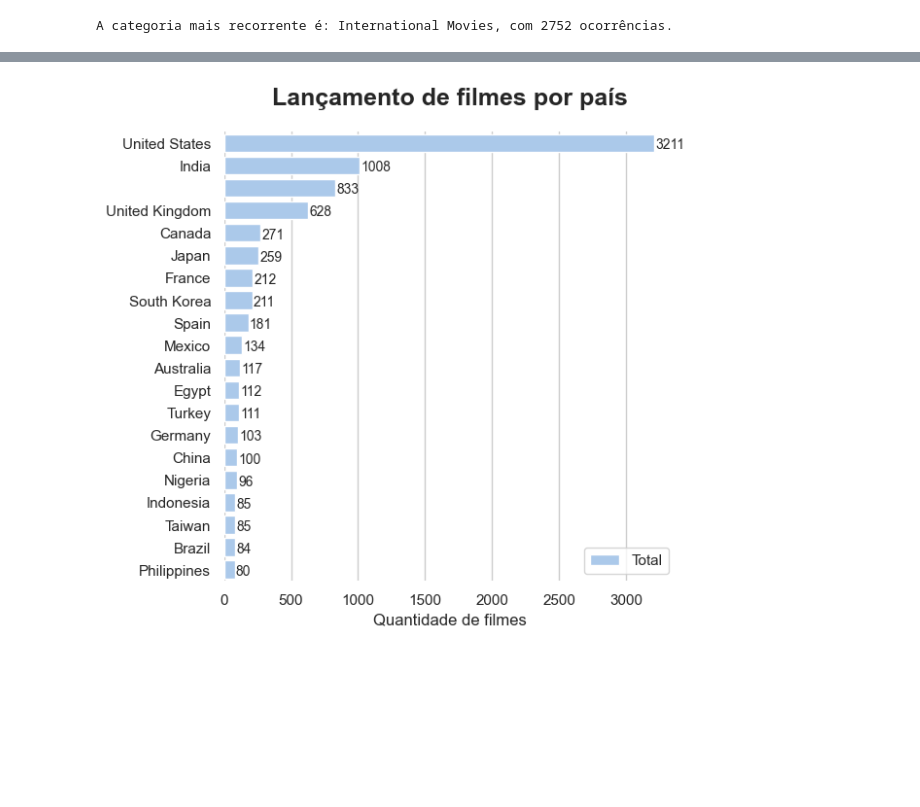
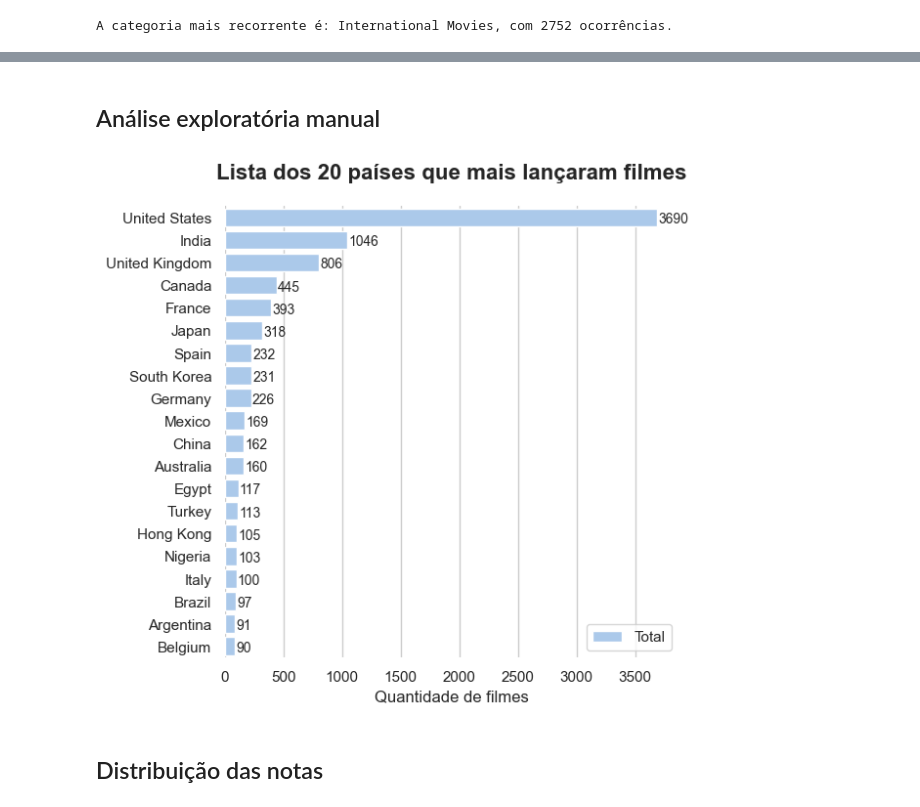
Before and after one commit to moraessena/netflix_notebook, a Jupyter notebook: netflix_notebook_v2.ipynb, the cells around one changed output, grey strips where cells are left out. Saved outputs shown, nothing was run; the diff lists cells and outputs as text; code cells hidden in the pictures; blank space fills up the shorter version.

Commit message:
Reordenacao dos markdowns, adicao da bibliteca EDA e inicio da analise exploratoria manual

```diff
--- a/netflix_notebook_v2.ipynb
+++ b/netflix_notebook_v2.ipynb
@@ -433,3 +423,5 @@ df_netflix_titles.head()
+# %% [markdown]
+## Análise exploratória manual
 # %%
 import seaborn as sns
 import matplotlib.pyplot as plt
@@ -437,19 +429,21 @@ import matplotlib.pyplot as plt
 # %%
 # Initialize the matplotlib figure
 f, ax = plt.subplots(figsize=(6, 6))
 
-df_netflix_country = df_netflix_titles['main_country'].value_counts().rename_axis('country').reset_index(name='count').head(20)
+df_netflix_country = df_grouped.rename_axis('country').reset_index(name='count').head(20)
 
 sns.set_theme(style="whitegrid")
 sns.set_color_codes("pastel")
 sns.barplot(x='count', y="country", data=df_netflix_country, label="Total", color="b")
 
-ax.set_title("Lançamento de filmes por país", pad=20, fontsize=18, fontweight='bold')
+ax.set_title("Lista dos 20 países que mais lançaram filmes", pad=20, fontsize=16, fontweight='bold')
 ax.legend(ncol=2, loc="lower right", frameon=True)
 ax.set(ylabel="", xlabel="Quantidade de filmes")
 sns.despine(left=True, bottom=True)
 for i, v in enumerate(df_netflix_country['count']):
    ax.text(v+10, i+.25, str(v), fontsize=10)
 plt.show()
 # %% [output]
-[figure, old version]
+[figure, new version]
+# %% [markdown]
+## Distribuição das notas
```
Also changed, not shown: parts of 32 cells of this notebook.
